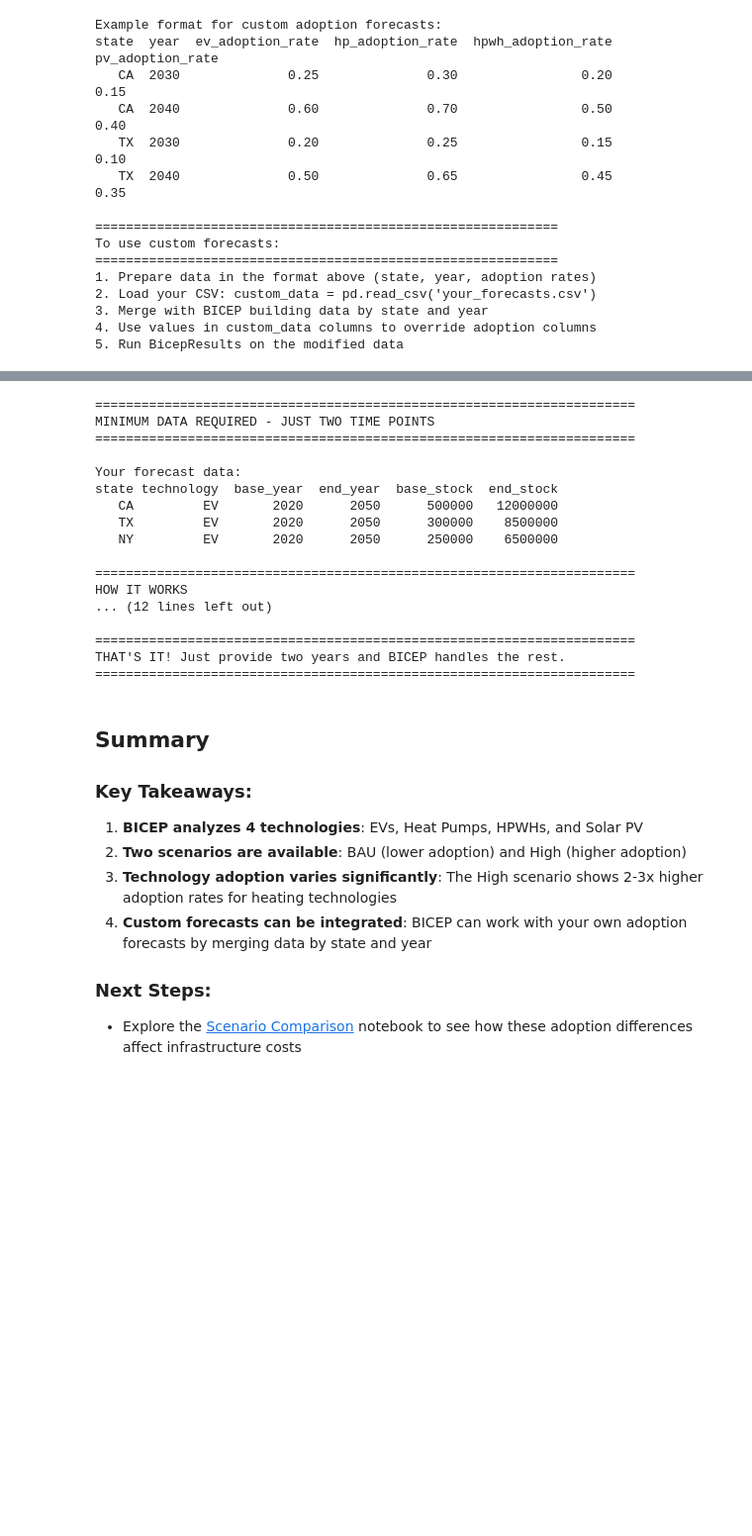
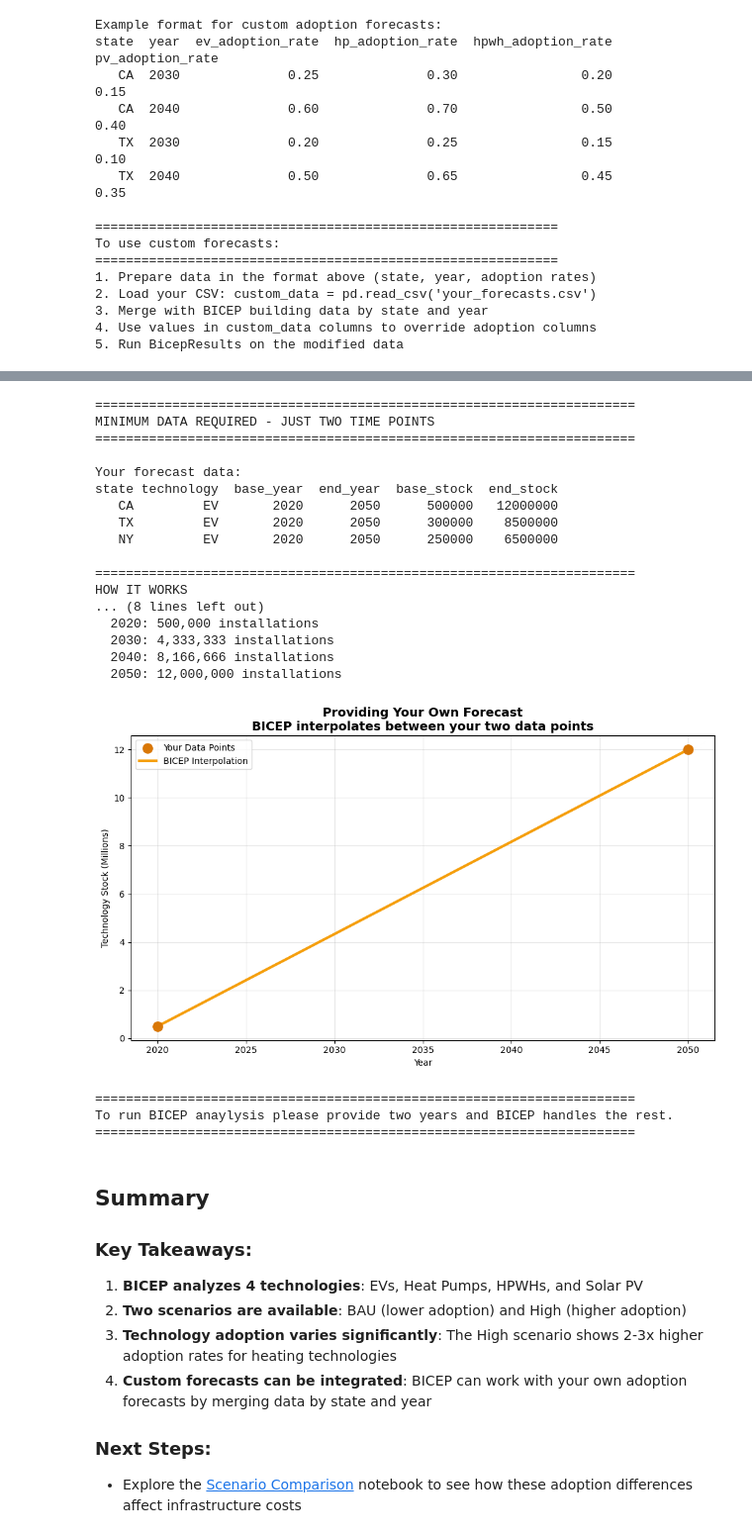
Before and after one commit to pnnl/BICEP, a Jupyter notebook: docs/examples/notebooks/data-requirements.ipynb, the cells around one changed output, grey strips where cells are left out. Shown at 99% size. Saved outputs shown, nothing was run; the diff lists cells and outputs as text; code cells hidden in the pictures; blank space fills up the shorter version.

```diff
--- a/docs/examples/notebooks/data-requirements.ipynb
+++ b/docs/examples/notebooks/data-requirements.ipynb
@@ -436,8 +424,8 @@ your_forecast = pd.DataFrame({
     'technology': ['EV', 'EV', 'EV'],
     'base_year': [2020, 2020, 2020],
     'end_year': [2050, 2050, 2050],
-    'base_stock': [500000, 300000, 250000],  # Current installations (2020)
-    'end_stock': [12000000, 8500000, 6500000]  # Projected installations (2050)
+    'base_stock': [500000, 300000, 250000],
+    'end_stock': [12000000, 8500000, 6500000]
 })
 
 print("=" * 70)
@@ -461,65 +449,57 @@ ca_interpolated = np.linspace(ca_base, ca_end, len(ca_years))
 
 print("\nExample: California EV interpolation")
 print("-" * 70)
 for year, stock in zip(ca_years, ca_interpolated):
     print(f"  {int(year)}: {int(stock):,} installations")
 
 # Visualization
-fig = go.Figure()
+fig, ax = plt.subplots(figsize=(10, 6))
 
 # Plot user data points
-fig.add_trace(go.Scatter(
-    x=[2020, 2050],
-    y=[ca_base/1000000, ca_end/1000000],
-    mode='markers',
-    marker=dict(size=12, color='#d97706'),
-    name='Your Data Points',
-    hovertemplate='<b>Year: %{x}</b><br>Stock: %{y:.1f}M<extra></extra>'
-))
+ax.scatter([2020, 2050], [ca_base/1000000, ca_end/1000000],
+           s=120, color='#d97706', zorder=5, label='Your Data Points')
 
 # Plot BICEP interpolation
 ca_full_years = np.array([2020, 2025, 2030, 2035, 2040, 2045, 2050])
 ca_full_interp = np.linspace(ca_base, ca_end, len(ca_full_years))
-fig.add_trace(go.Scatter(
-    x=ca_full_years,
-    y=ca_full_interp/1000000,
-    mode='lines',
-    line=dict(color='#f59e0b', width=3),
-    name='BICEP Interpolation',
-    hovertemplate='<b>Year: %{x}</b><br>Stock: %{y:.1f}M<extra></extra>'
-))
+ax.plot(ca_full_years, ca_full_interp/1000000, '-', color='#f59e0b',
+        linewidth=3, label='BICEP Interpolation')
 
-fig.update_layout(
-    title='<b>Providing Your Own Forecast</b><br><sub>BICEP interpolates between your two data points</sub>',
-    xaxis_title='Year',
-    yaxis_title='Technology Stock (Millions)',
-    hovermode='x unified',
-    height=500,
-    width=900
-)
-fig.show()
+ax.set_title('Providing Your Own Forecast\nBICEP interpolates between your two data points',
+             fontsize=14, fontweight='bold')
+ax.set_xlabel('Year')
+ax.set_ylabel('Technology Stock (Millions)')
+ax.legend()
+ax.grid(True, alpha=0.3)
+
+plt.tight_layout()
+plt.show()
 
 print("\n" + "=" * 70)
-print("THAT'S IT! Just provide two years and BICEP handles the rest.")
+print("To run BICEP anaylysis please provide two years and BICEP handles the rest.")
 print("=" * 70)
 # %% [output]
 ======================================================================
 MINIMUM DATA REQUIRED - JUST TWO TIME POINTS
 ======================================================================
 
 Your forecast data:
 state technology  base_year  end_year  base_stock  end_stock
    CA         EV       2020      2050      500000   12000000
    TX         EV       2020      2050      300000    8500000
    NY         EV       2020      2050      250000    6500000
 
 ======================================================================
 HOW IT WORKS
-... (12 lines left out)
-
-======================================================================
-THAT'S IT! Just provide two years and BICEP handles the rest.
-======================================================================
+... (8 lines left out)
+  2020: 500,000 installations
+  2030: 4,333,333 installations
+  2040: 8,166,666 installations
+  2050: 12,000,000 installations
+[figure, added]
+======================================================================
+To run BICEP anaylysis please provide two years and BICEP handles the rest.
+======================================================================
 # %% [markdown]
 ## Summary
 
```
Also changed, not shown: parts of 5 cells of this notebook.
